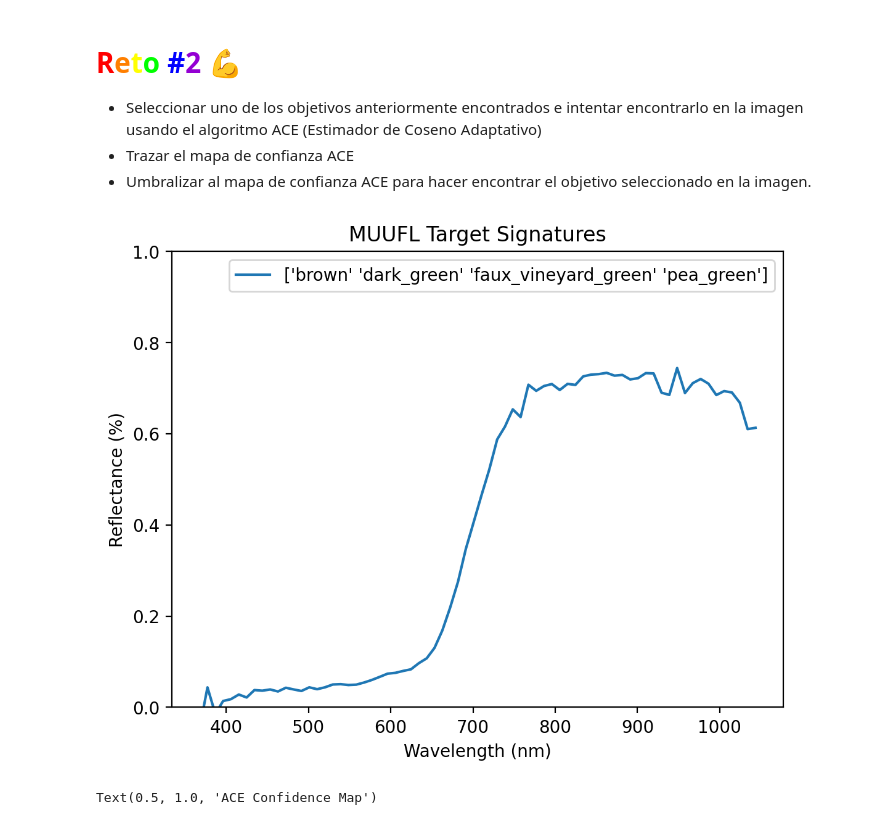
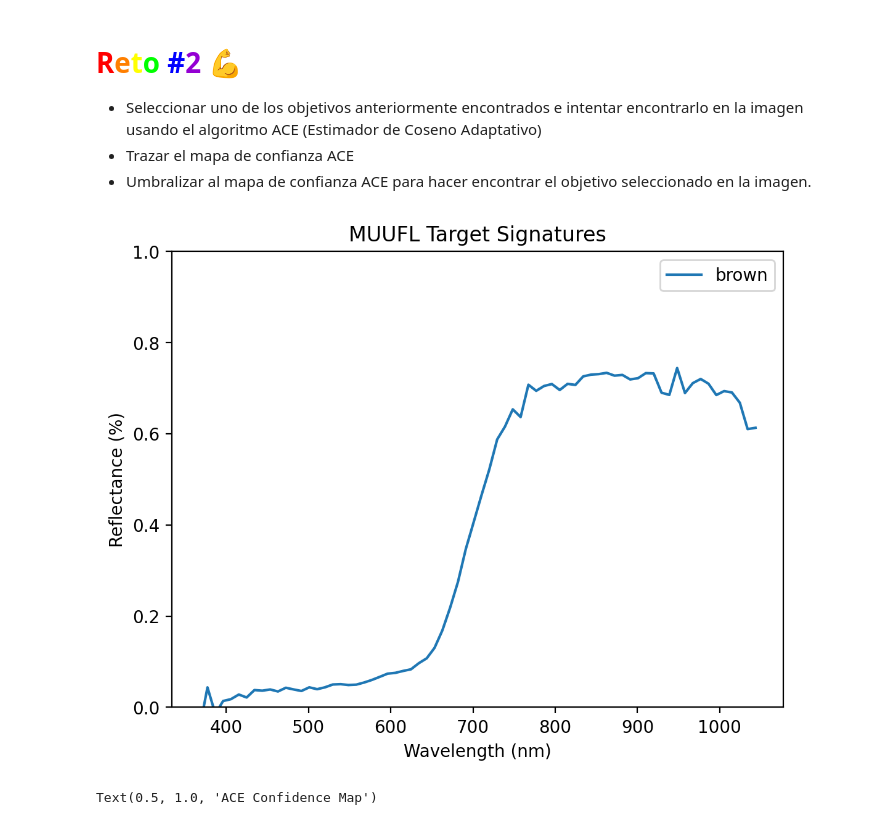
Before and after one commit to Whelee09/Hands-on-Computer-Vision, a Jupyter notebook: sesiones/sesion4/Sesion4_2_TargetDetection.ipynb, the cells around one changed output. Saved outputs shown, nothing was run; the diff lists cells and outputs as text; code cells hidden in the pictures.

```diff
--- a/sesiones/sesion4/Sesion4_2_TargetDetection.ipynb
+++ b/sesiones/sesion4/Sesion4_2_TargetDetection.ipynb
@@ -117,15 +117,15 @@ plt.show()
 # %%
 # seleccionar los espectros para el objetivo que desees
 target = tgts[:,0] # Elije el objetivo deseado a partir de los mostrados anteriormente
-plt.plot(wvl, target, label=tgt_names) # Traza el espectro del objetivo<
+plt.plot(wvl, target, label=tgt_names[0]) # Traza el espectro del objetivo<
 plt.legend()
 plt.ylim(0, 1)
 plt.ylabel('Reflectance (%)')
 plt.xlabel('Wavelength (nm)')
 plt.title('MUUFL Target Signatures')
 plt.show()
 # %% [output]
-[figure, old version]
+[figure, new version]
 # %%
 # La funcion ACE recibe dos parametros: conjunto de datos y un objetivo espectral específico
 conf_ace = ace_detector(hsi, target) # Evalúa el algoritmo ACE
```
